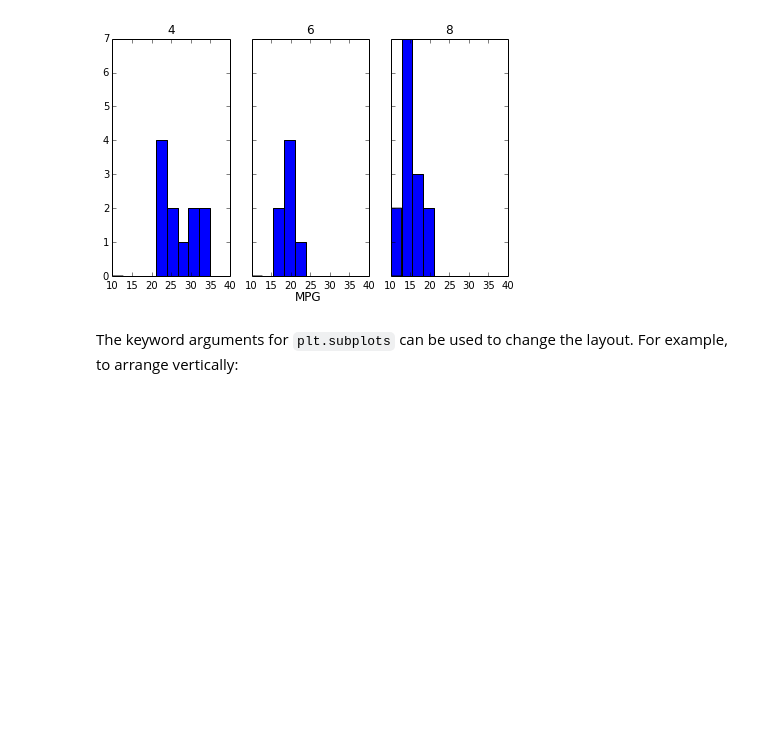
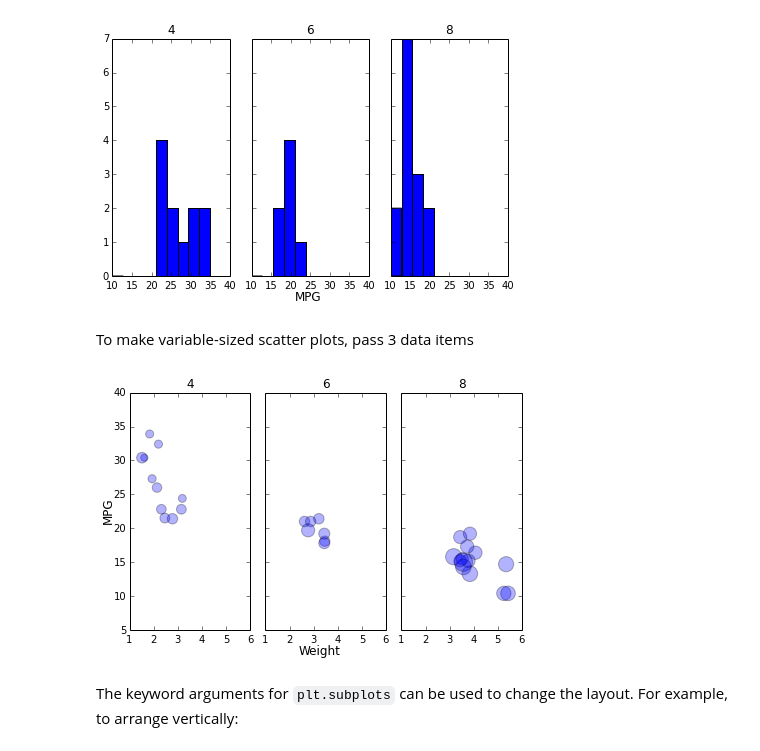
Before and after one commit to ChrisBeaumont/mplfacet, a Jupyter notebook: guide.ipynb, the cells around one changed output. Drawn from its saved outputs; the diff is of its cells as text; code cells hidden in the pictures; blank space fills up the shorter version.

```diff
--- a/facets.ipynb
+++ b/guide.ipynb
@@ -34,6 +34,14 @@ To make faceted histograms, facet on a single data item:
 Facet(data.cyl, [data.mpg], xlabel='MPG').hist(bins = np.linspace(10, 35, 10))
 # %% [output]
 [figure]
+# %% [markdown]
+To make variable-sized scatter plots, pass 3 data items
+# %%
+f = Facet(data.cyl, [data.wt, data.mpg, data.hp],
+          xlabel='Weight', ylabel='MPG')
+f.scatter(alpha=0.3)
+# %% [output]
+[figure, added]
 # %% [markdown]
 The keyword arguments for `plt.subplots` can be used to change the layout. For example, to arrange vertically:
 # %%
```
Also changed, not shown: parts of 1 cell of this notebook.
